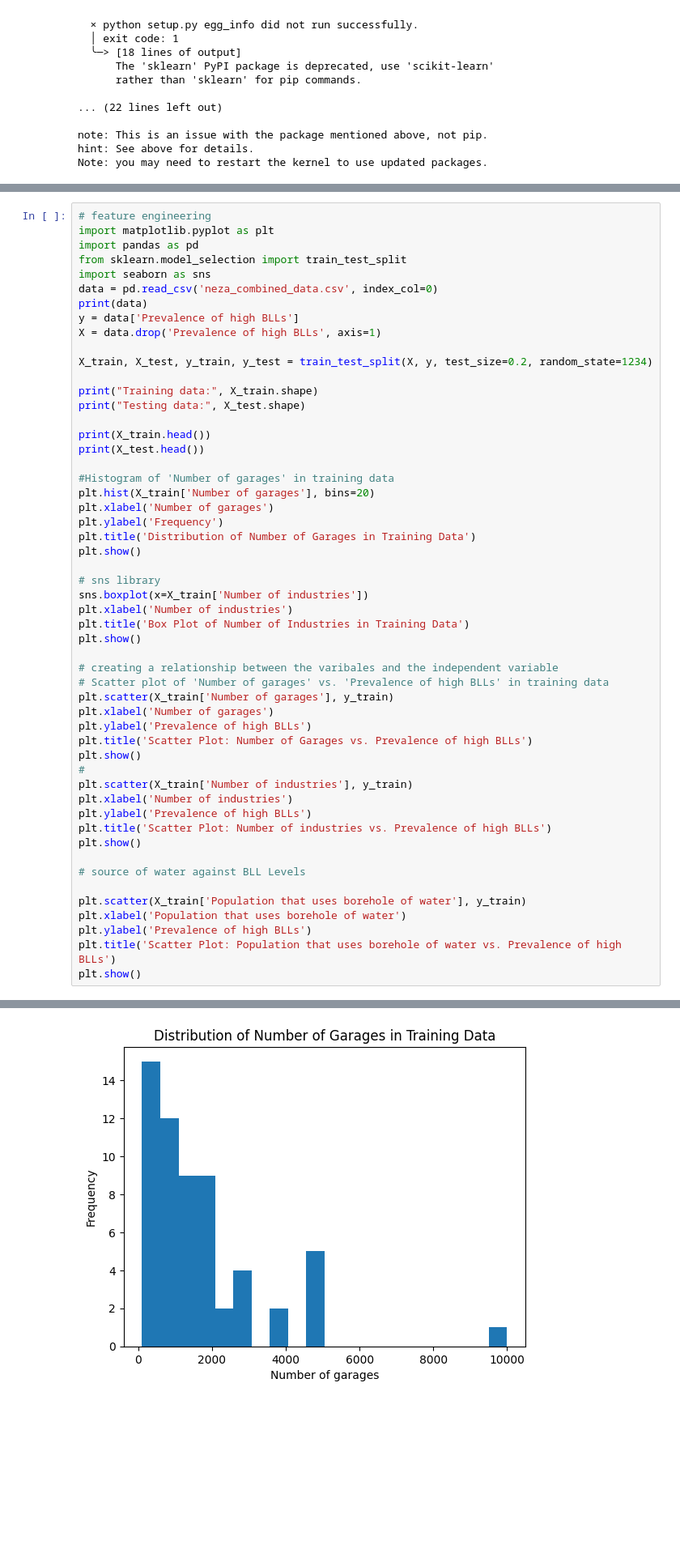
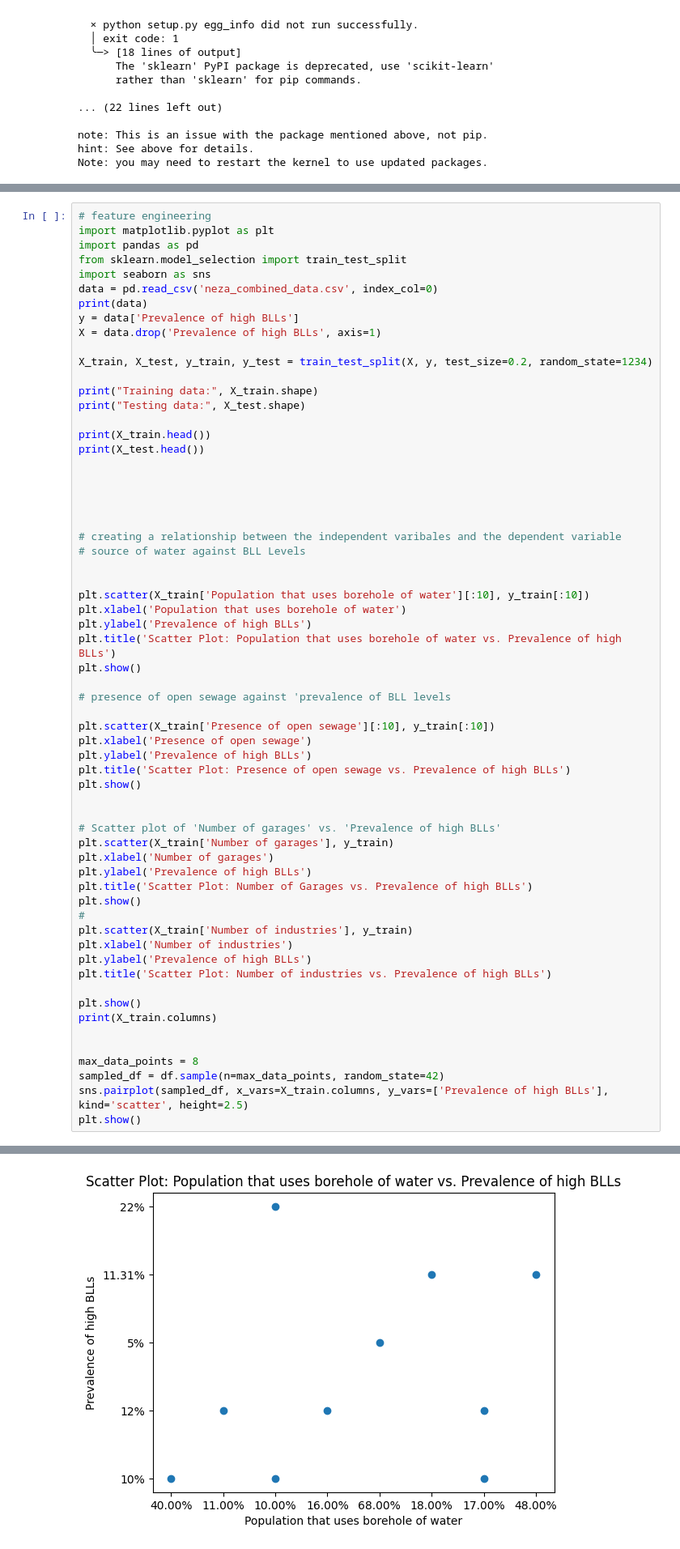
Before and after one commit to akirachix/Neza-ML-Model, a Jupyter notebook: NezaML.ipynb, the cells around one changed output, grey strips where cells are left out. Shown at 81% size. Cells and saved outputs as stored; diff of their text form; blank space fills up the shorter version.

Commit message:
added more data visualization

```diff
--- a/NezaML.ipynb
+++ b/NezaML.ipynb
@@ -111,56 +111,65 @@ print("Testing data:", X_test.shape)
 print(X_train.head())
 print(X_test.head())
 
-#Histogram of 'Number of garages' in training data
-plt.hist(X_train['Number of garages'], bins=20)
-plt.xlabel('Number of garages')
-plt.ylabel('Frequency')
-plt.title('Distribution of Number of Garages in Training Data')
+
+
+
+
+# creating a relationship between the independent varibales and the dependent variable
+# source of water against BLL Levels
+
+
+plt.scatter(X_train['Population that uses borehole of water'][:10], y_train[:10])
+plt.xlabel('Population that uses borehole of water')
+plt.ylabel('Prevalence of high BLLs')
+plt.title('Scatter Plot: Population that uses borehole of water vs. Prevalence of high BLLs')
 plt.show()
 
-# sns library
-sns.boxplot(x=X_train['Number of industries'])
-plt.xlabel('Number of industries')
-plt.title('Box Plot of Number of Industries in Training Data')
+# presence of open sewage against 'prevalence of BLL levels
+
+plt.scatter(X_train['Presence of open sewage'][:10], y_train[:10])
+plt.xlabel('Presence of open sewage')
+plt.ylabel('Prevalence of high BLLs')
+plt.title('Scatter Plot: Presence of open sewage vs. Prevalence of high BLLs')
 plt.show()
 
-# creating a relationship between the varibales and the independent variable
-# Scatter plot of 'Number of garages' vs. 'Prevalence of high BLLs' in training data
+
+# Scatter plot of 'Number of garages' vs. 'Prevalence of high BLLs'
 plt.scatter(X_train['Number of garages'], y_train)
 plt.xlabel('Number of garages')
 plt.ylabel('Prevalence of high BLLs')
 plt.title('Scatter Plot: Number of Garages vs. Prevalence of high BLLs')
 plt.show()
 #
 plt.scatter(X_train['Number of industries'], y_train)
 plt.xlabel('Number of industries')
 plt.ylabel('Prevalence of high BLLs')
 plt.title('Scatter Plot: Number of industries vs. Prevalence of high BLLs')
+
 plt.show()
+print(X_train.columns)
 
-# source of water against BLL Levels
 
-plt.scatter(X_train['Population that uses borehole of water'], y_train)
-plt.xlabel('Population that uses borehole of water')
-plt.ylabel('Prevalence of high BLLs')
-plt.title('Scatter Plot: Population that uses borehole of water vs. Prevalence of high BLLs')
+max_data_points = 8
+sampled_df = df.sample(n=max_data_points, random_state=42)
+sns.pairplot(sampled_df, x_vars=X_train.columns, y_vars=['Prevalence of high BLLs'], kind='scatter', height=2.5)
 plt.show()
 # %% [output]
          Location  Number of garages  Presence of open sewage  \
 0       Hyderabad               4000                        1
 1   Visakhapatnam               2000                        1
 2      Vijayawada               1500                        1
 3        Itanagar                500                        1
 4        Guwahati               2500                        0
 ..            ...                ...                      ...
 69       Haridwar                500                        0
 70      Rishikesh                200                        0
 71        Kolkata               5000                        0
 72         Howrah               1500                        0
 73       Durgapur               1000                        0
 ... (52 lines left out)
 64                    18                                 48.00%
 46                    18                                 36.00%
 51                    18                                  4.00%
 6                     18                                 17.00%
-[figure, old version]
+[figure, new version]
```
Also changed, not shown: parts of 2 cells of this notebook.
